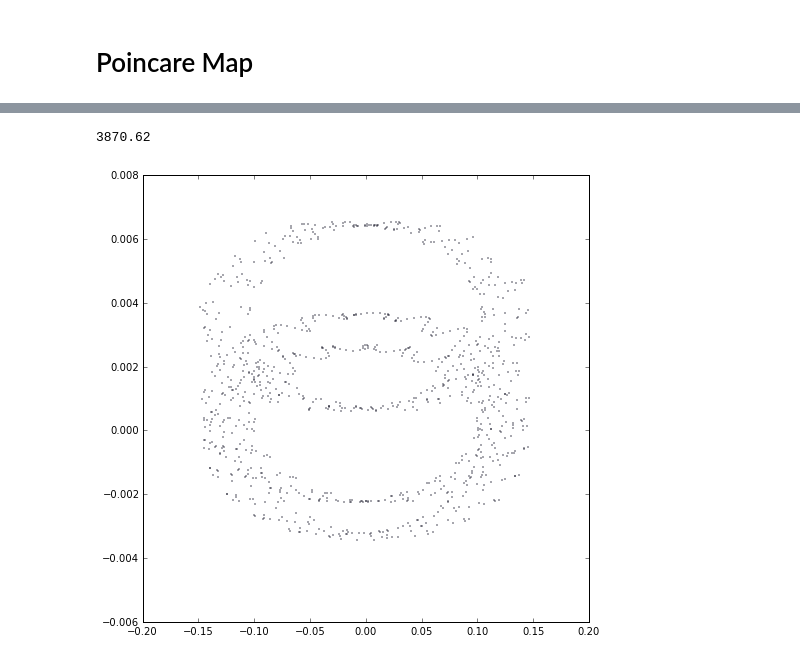
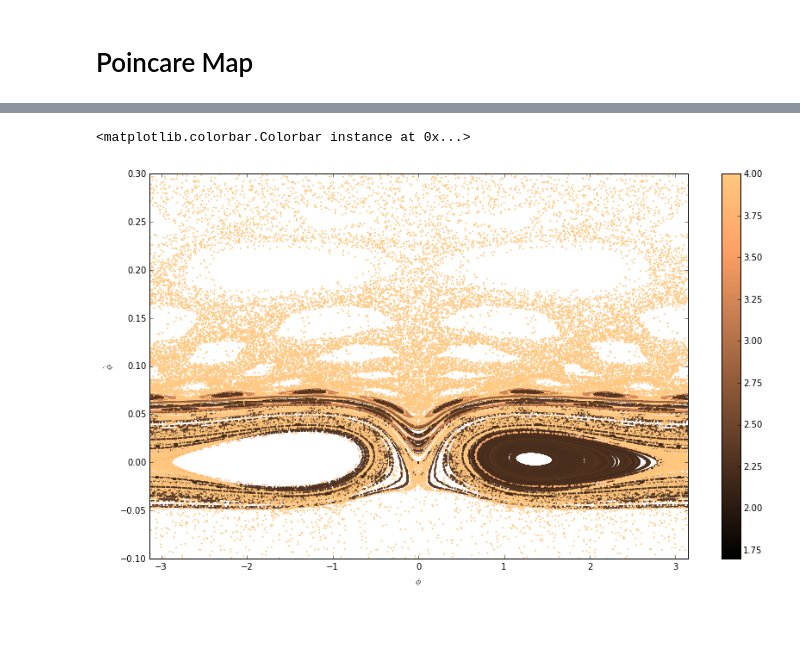
Before and after one commit to hannorein/rebound, a Jupyter notebook: ipython_examples/Poincare.ipynb, the cells around one changed output, grey strips where cells are left out. Cells and saved outputs as stored; diff of their text form; code cells hidden in the pictures; blank space fills up the shorter version.

```diff
--- a/ipython_examples/Poincare.ipynb
+++ b/ipython_examples/Poincare.ipynb
@@ -80,23 +70,19 @@ Current timestep:       0.057506
-# %%
-%matplotlib inline
-pm_x = poincare_map[:,0]
-pm_y = poincare_map[:,1]
-if 0:
-    pm_maskedx = np.ma.masked_where(pm_x>0., pm_x)
-    pm_maskedy = np.ma.masked_where(pm_x>0., pm_y)
-else:
-    pm_maskedx = pm_x
-    pm_maskedy = pm_y
-
-
-import matplotlib.pyplot as plt
-fig = plt.figure(figsize=(8,8))
-ax = plt.subplot(111)
-ax.scatter(pm_maskedx,pm_maskedy,marker=".",s=1.,alpha=.81)
-print sim.t
-# %% [output]
-3870.62
-[figure, removed]
+# %%
+%matplotlib inline
+import matplotlib.pyplot as plt
+fig = plt.figure(figsize=(14,8))
+ax = plt.subplot(111)
+ax.set_xlabel("$\phi$"); ax.set_ylabel("$\dot{\phi}$")
+ax.set_xlim([-np.pi,np.pi])
+ax.set_ylim([-0.1,0.3])
+cm = plt.cm.get_cmap('copper')
+for m, megno in res:
+    c=np.empty(len(m[:,0])); c.fill(megno)
+    p = ax.scatter(m[:,0],m[:,1],marker=".",c=c, s=15,edgecolor='none', vmin=1.7, vmax=4, cmap=cm)
+plt.colorbar(p)
+# %% [output]
+<matplotlib.colorbar.Colorbar instance at 0x...>
+[figure, added]
 # %%
 sim = rebound.Simulation.from_file("resonance.bin")
 sim.t = 0.
```
Also changed, not shown: parts of 5 cells of this notebook.
